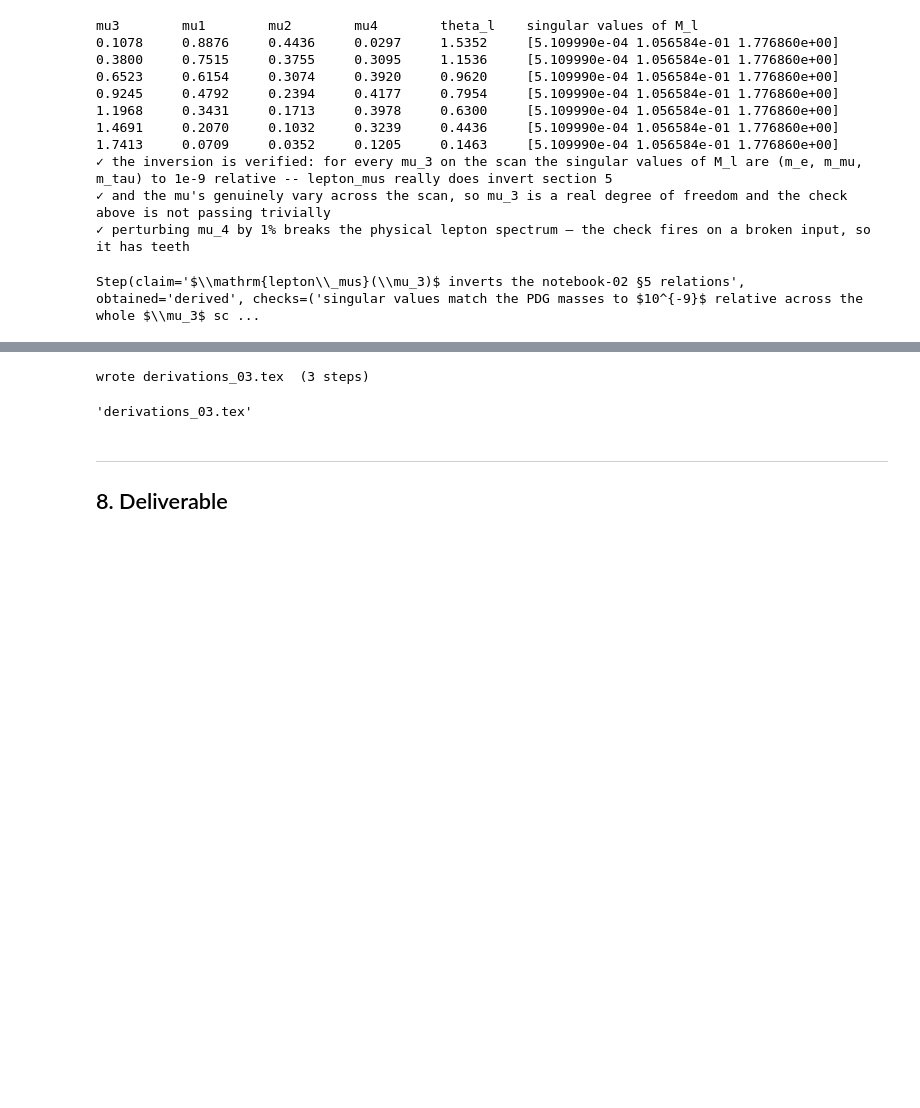
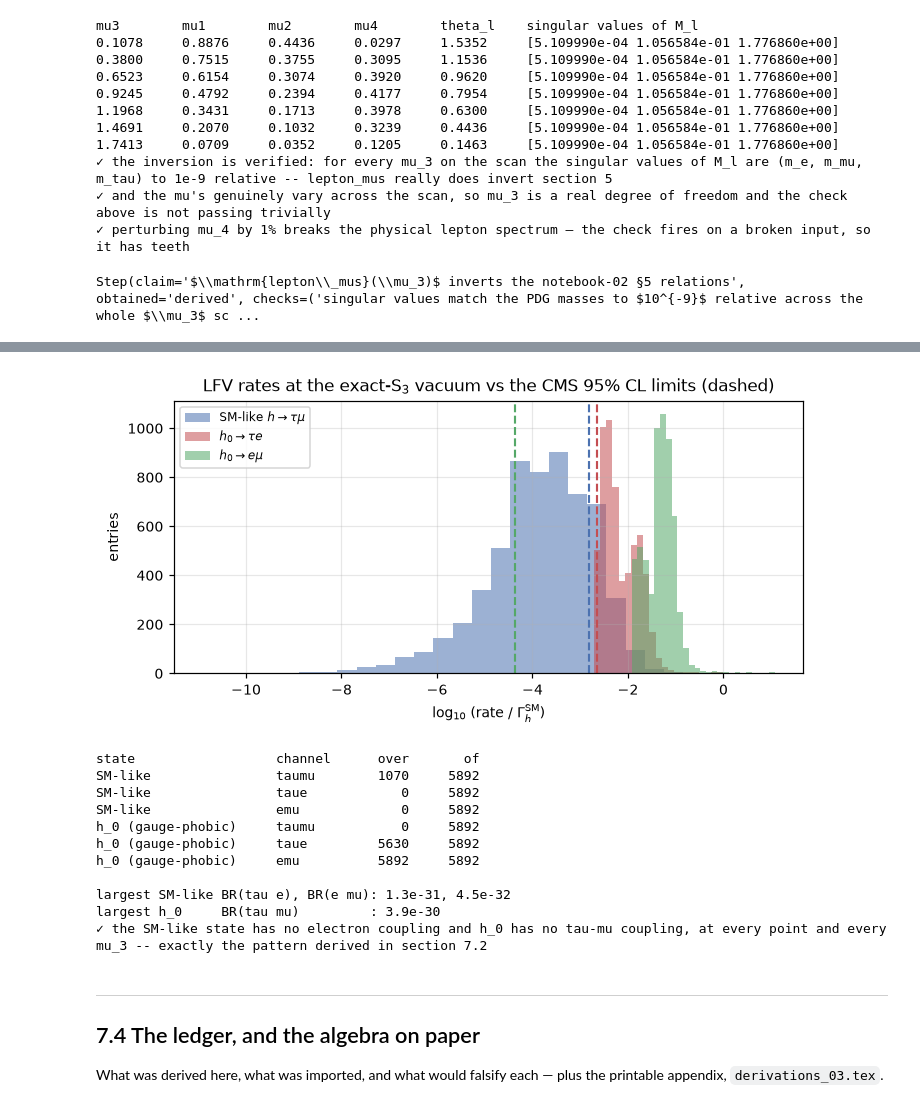
Before and after one commit to moiseszeleny/feynlag, a Jupyter notebook: research/thdm_s3/03_scalar_decays.ipynb, the cells around one changed output, grey strips where cells are left out. Drawn from its saved outputs; the diff is of its cells as text; code cells hidden in the pictures; blank space fills up the shorter version.

```diff
--- a/research/thdm_s3/03_scalar_decays.ipynb
+++ b/research/thdm_s3/03_scalar_decays.ipynb
@@ -653,12 +655,8 @@ def lfv_width(coupling_ab, coupling_ba, m_h):
     return m_h / (8 * math.pi) * (abs(coupling_ab)**2 + abs(coupling_ba)**2)
 
 # fix the lepton Yukawas to the physical masses (notebook 02 section 5 relations)
-def lepton_mus(mu3):
-    mu1 = (ME + MMU + MTAU - mu3) / 2
-    mu2 = (MMU + MTAU - ME - mu3) / 4
-    p1, p2 = mu3 - MMU, MTAU - mu3
-    mu4 = 0.5 * math.sqrt(p1 * p2)
-    return mu1, mu2, mu3, mu4, math.atan2(math.sqrt(p2), math.sqrt(p1))
+# the analytic draft-branch inversion lives in lfv.py, shared with notebook 06
+lepton_mus = lfv.lepton_mus
 
 
 def M_lepton(m1, m2, m3, m4):
@@ -871,15 +955,37 @@ appendix, `derivations_03.tex`.
 # %%
-ledger.step(r"The one-loop form factors $A_{1/2}$, $A_1$, $A_0$ and the LFV "
-            r"width formula",
-            obtained="imported",
-            statement=r"\Gamma(h\to\ell_a\bar\ell_b+\bar\ell_a\ell_b)"
-                      r" = \frac{m_h}{8\pi}\big(|Q_{ab}|^2+|Q_{ba}|^2\big)",
-            checks=(r"$A_{1/2}\to4/3$ and $A_1\to-7$ in the decoupling limit",
-                    r"$A_0\to-1/3$, the standard charged-scalar value",
-                    r"the SM diphoton width is reproduced against PDG"),
-            falsified_by=r"a decoupling limit disagreeing with the literature values",
-            section="5-6 (from [Djouadi08])")
-ledger.table()
-ledger.to_latex("derivations_03.tex",
-                subtitle="VV couplings, loop-induced modes and LFV rates")
+fig, ax = plt.subplots(figsize=(6.6, 3.4))
+for state, pair, colour, lab in (
+        ("SM-like", "taumu", "#4C72B0", r"SM-like $h\to\tau\mu$"),
+        ("h_0 (gauge-phobic)", "taue", "#C44E52", r"$h_0\to\tau e$"),
+        ("h_0 (gauge-phobic)", "emu", "#55A868", r"$h_0\to e\mu$")):
+    brs = np.array([r["br"] for r in records
+                    if r["pair"] == pair and r["state"] == state])
+    brs = brs[brs > 0]
+    ax.hist(np.log10(brs), bins=25, alpha=0.55, color=colour, label=lab)
+    ax.axvline(math.log10(LIMIT[pair]), color=colour, ls="--", lw=1.4)
+ax.set_xlabel(r"$\log_{10}\,$(rate / $\Gamma_h^{\rm SM}$)"); ax.set_ylabel("entries")
+ax.set_title("LFV rates at the exact-S$_3$ vacuum vs the CMS 95% CL limits (dashed)")
+ax.legend(fontsize=8)
+plt.tight_layout(); plt.show()
+
+print("%-22s %-8s %8s %8s" % ("state", "channel", "over", "of"))
+for state in ("SM-like", "h_0 (gauge-phobic)"):
+    for pair in LIMIT:
+        sel = [r for r in records if r["pair"] == pair and r["state"] == state]
+        n_over = sum(1 for r in sel if r["br"] > LIMIT[pair])
+        print("%-22s %-8s %8d %8d" % (state, pair, n_over, len(sel)))
+
+# the flavour pattern of section 7.2, over the whole scan
+def largest(state, pair):
+    return max(r["br"] for r in records if r["state"] == state and r["pair"] == pair)
+
+print("\nlargest SM-like BR(tau e), BR(e mu): %.1e, %.1e"
+      % (largest("SM-like", "taue"), largest("SM-like", "emu")))
+print("largest h_0     BR(tau mu)         : %.1e" % largest("h_0 (gauge-phobic)", "taumu"))
+assert largest("SM-like", "taue") < 1e-20 and largest("SM-like", "emu") < 1e-20
+assert largest("h_0 (gauge-phobic)", "taumu") < 1e-20
+assert min(r["br"] for r in records
+           if r["state"] == "h_0 (gauge-phobic)" and r["pair"] == "taue") > 0
+ok("the SM-like state has no electron coupling and h_0 has no tau-mu coupling, at every "
+   "point and every mu_3 -- exactly the pattern derived in section 7.2")
 # %% [output]
@@ -934,6 +992,19 @@ $$\Gamma(h\to\ell_a\bar\ell_b+\bar\ell_a\ell_b) = \frac{m_h}{8\pi}\big(|Q_{ab}|^
+[figure, added]
-wrote derivations_03.tex  (3 steps)
+state                  channel      over       of
+SM-like                taumu        1070     5892
+SM-like                taue            0     5892
+SM-like                emu             0     5892
+h_0 (gauge-phobic)     taumu           0     5892
+h_0 (gauge-phobic)     taue         5630     5892
+h_0 (gauge-phobic)     emu          5892     5892
+
+largest SM-like BR(tau e), BR(e mu): 1.3e-31, 4.5e-32
+largest h_0     BR(tau mu)         : 3.9e-30
+✓ the SM-like state has no electron coupling and h_0 has no tau-mu coupling, at every point and every mu_3 -- exactly the pattern derived in section 7.2
-'derivations_03.tex'
 # %% [markdown]
 ---
-## 8. Deliverable
+## 7.4 The ledger, and the algebra on paper
+
+What was derived here, what was imported, and what would falsify each — plus the printable
+appendix, `derivations_03.tex`.
 # %%
```
Also changed, not shown: parts of 20 cells of this notebook, 10 other files.
